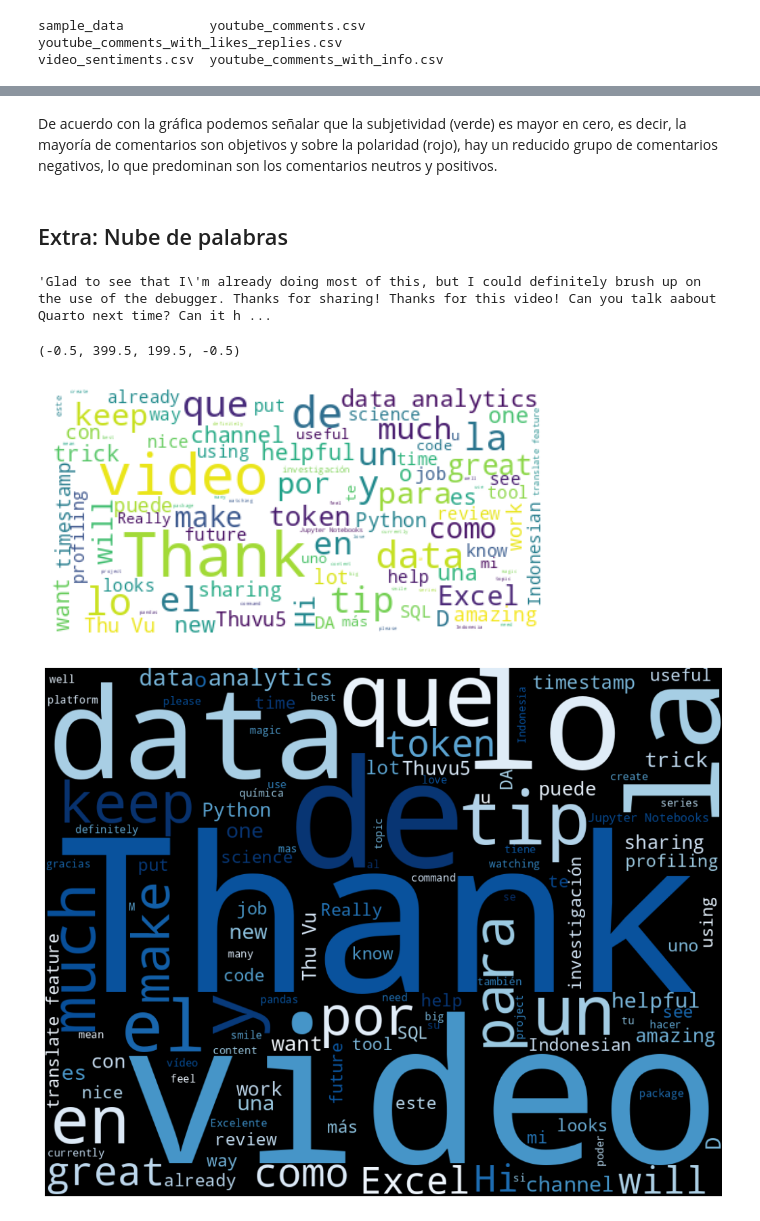
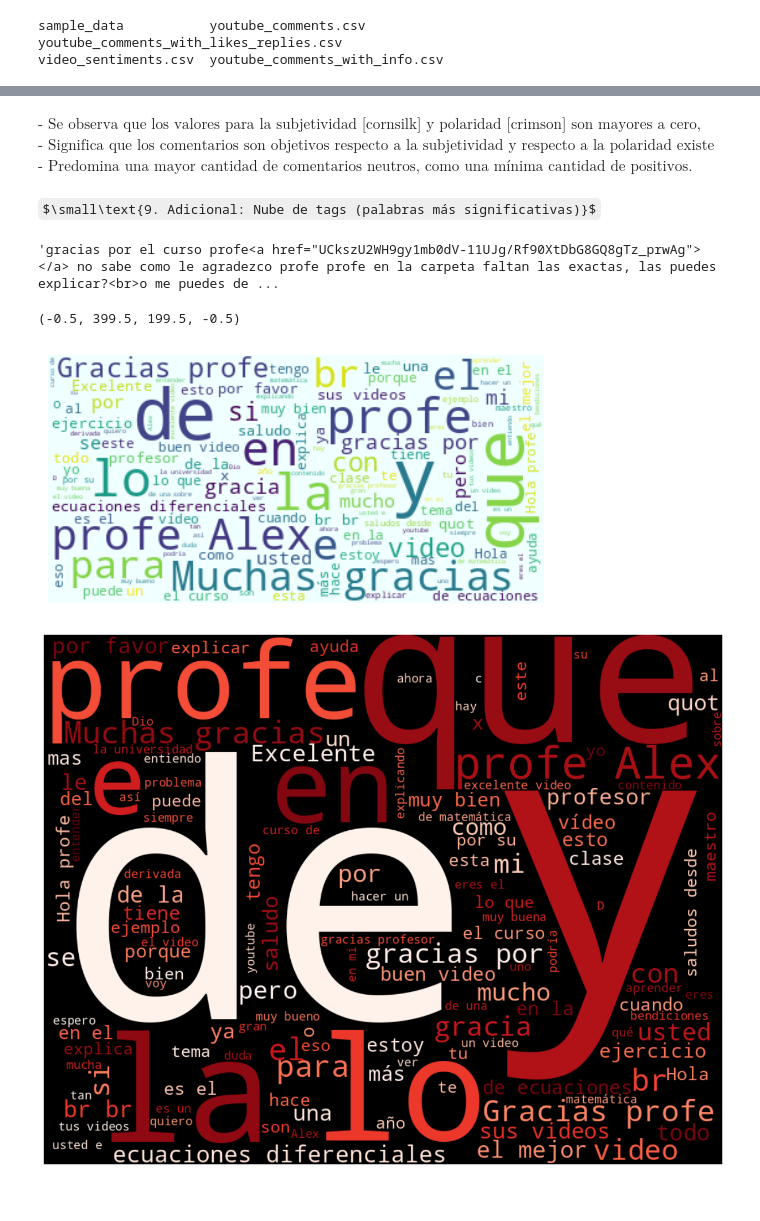
Before and after one commit to EHN8829/DUPD_FINAL, a Jupyter notebook: DUPD_FINAL.ipynb, the cells around one changed output, grey strips where cells are left out. Drawn from its saved outputs; the diff is of its cells as text; code cells hidden in the pictures; some formulas as TeX source.

```diff
--- a/DUPD_FINAL.ipynb
+++ b/DUPD_FINAL.ipynb
@@ -1225,0 +1215,4 @@ FileNotFoundError: [Errno 2] No such file or directory: 'comments_data1.csv'
+# %%
+# Importando el archivo de sensaciones desde GitHub
+url = 'https://raw.githubusercontent.com/EHN8829/DUPD_FINAL/main/youtube_comments.csv'
+df = pd.read_csv(url)
@@ -1262,29 +1294,31 @@ plt.show()
-# %% [markdown]
-De acuerdo con la gráfica podemos señalar que la subjetividad (verde) es mayor en cero, es decir, la mayoría de comentarios son objetivos y sobre la polaridad (rojo), hay un reducido grupo de comentarios negativos, lo que predominan son los comentarios neutros y positivos.
+# %% [markdown]
+$\text{- Se observa que los valores para la subjetividad [cornsilk] y polaridad [crimson] son mayores a cero, respectivamente.}$
+$\text{- Significa que los comentarios son objetivos respecto a la subjetividad y respecto a la polaridad existe comentarios positivos y negativos.}$
+$\text{- Predomina una mayor cantidad de comentarios neutros, como una mínima cantidad de positivos. Pero, mayor respecto a los comentarios negativos.}$
 # %% [markdown]
-## Extra: Nube de palabras
+$\small\text{9. Adicional: Nube de tags (palabras más significativas)}$
 # %%
 from wordcloud import WordCloud
 # %%
 text = ' '.join(df['Comment'])
 text
 # %% [output]
-'Glad to see that I\'m already doing most of this, but I could definitely brush up on the use of the debugger. Thanks for sharing! Thanks for this video! Can you talk aabout Quarto next time? Can it h ...
+'gracias por el curso profe<a href="UCkszU2WH9gy1mb0dV-11UJg/Rf90XtDbG8GQ8gTz_prwAg"></a> no sabe como le agradezco profe profe en la carpeta faltan las exactas, las puedes explicar?<br>o me puedes de ...
 # %%
-wordcloud = WordCloud(max_font_size=50, max_words=100, background_color="white").generate(text)
+wordcloud = WordCloud(max_font_size=60, max_words=200, background_color="azure").generate(text)
 plt.figure()
 plt.imshow(wordcloud, interpolation="bilinear")
 plt.axis("off")
 # %% [output]
 (-0.5, 399.5, 199.5, -0.5)
-[figure, old version]
+[figure, new version]
 # %%
-wordcloud = WordCloud(width=1024, height=800, colormap="Blues", min_font_size=14).generate(text)
+wordcloud = WordCloud(width=1024, height=800, colormap="Reds", min_font_size=14).generate(text)
 # %%
-plt.figure(figsize=(10, 8), facecolor=None)
+plt.figure(figsize=(12, 10), facecolor=None)
 plt.imshow(wordcloud, interpolation="bilinear")
 plt.axis("off")
 plt.tight_layout(pad=0)
 plt.show()
 # %% [output]
-[figure, old version]
+[figure, new version]
```
Also changed, not shown: parts of 8 cells of this notebook.
